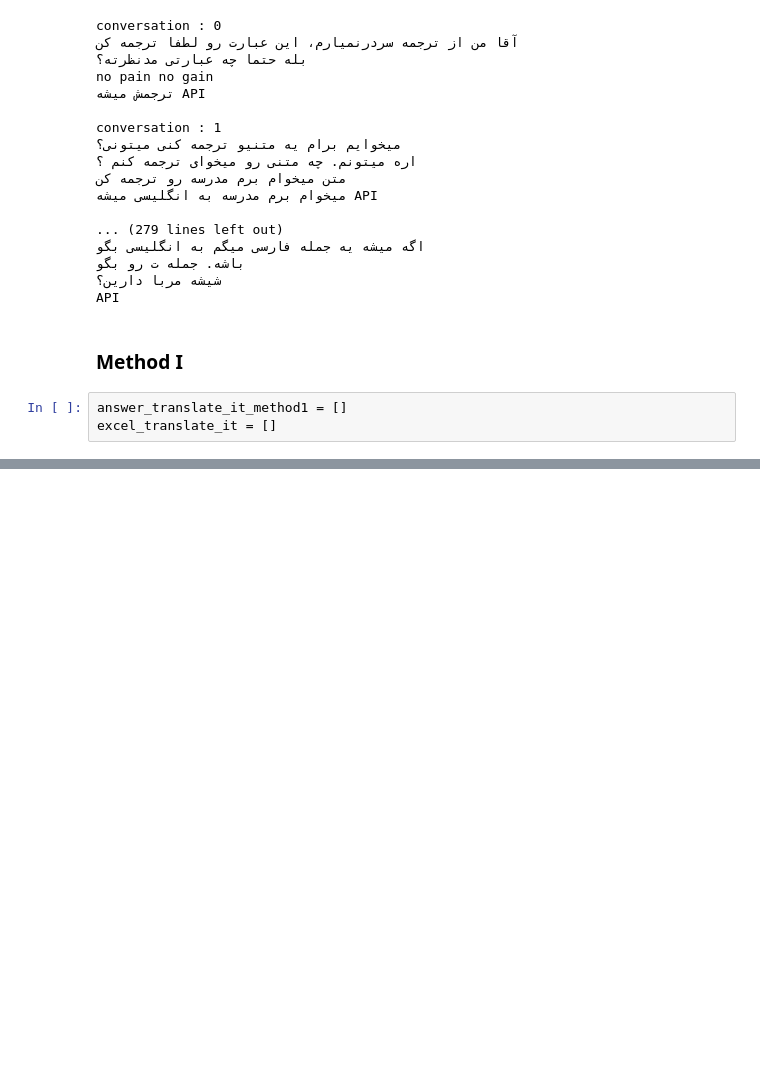
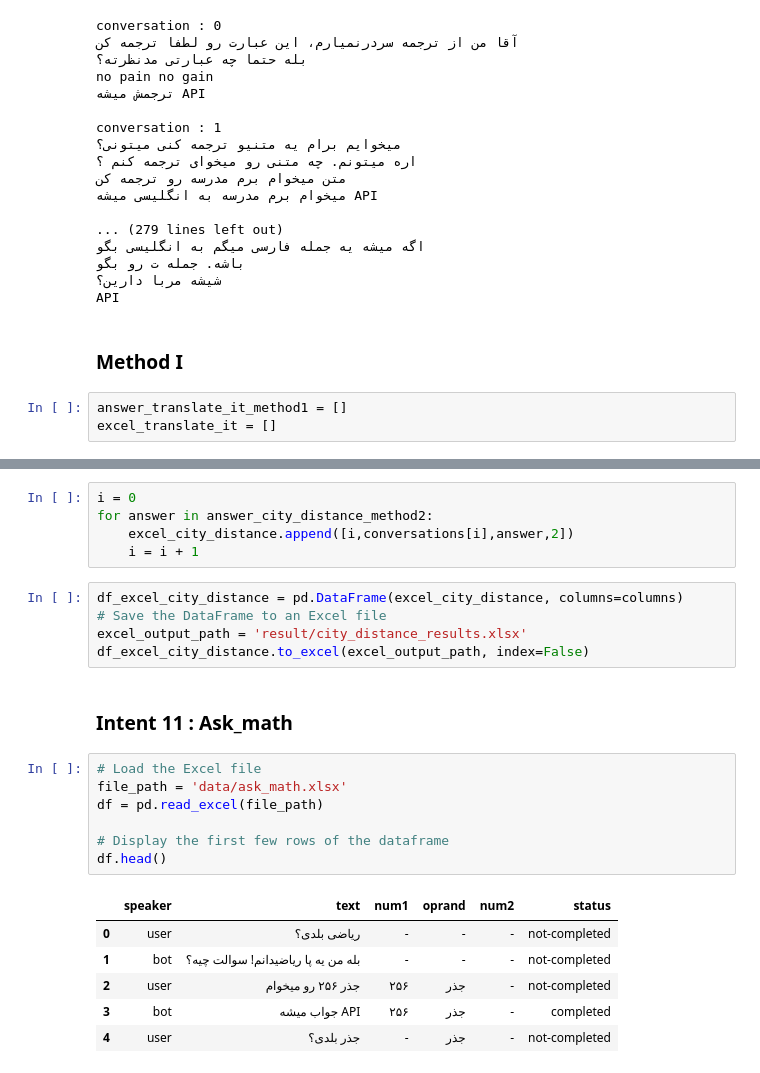
Before and after one commit to Precioux/Eunoia-Plus, a Jupyter notebook: DST.ipynb, the cells around one changed output, grey strips where cells are left out. Cells and saved outputs as stored; diff of their text form; blank space fills up the shorter version.

```diff
--- a/DST.ipynb
+++ b/DST.ipynb
@@ -1944,0 +3242,26 @@ query3 = f"INSERT INTO dst_table ( Source_language, Dest_language, Sentence) VAL
+# %%
+i = 0
+for answer in answer_city_distance_method2:
+    excel_city_distance.append([i,conversations[i],answer,2])
+    i = i + 1
+# %%
+df_excel_city_distance = pd.DataFrame(excel_city_distance, columns=columns)
+# Save the DataFrame to an Excel file
+excel_output_path = 'result/city_distance_results.xlsx'
+df_excel_city_distance.to_excel(excel_output_path, index=False)
+# %% [markdown]
+### Intent 11 : Ask_math
+# %%
+# Load the Excel file
+file_path = 'data/ask_math.xlsx'
+df = pd.read_excel(file_path)
+
+# Display the first few rows of the dataframe
+df.head()
+# %% [output]
+|  | speaker | text | num1 | oprand | num2 | status |
+| 0 | user | ریاضی بلدی؟ | - | - | - | not-completed |
+| 1 | bot | بله من یه پا ریاضیدانم! سوالت چیه؟ | - | - | - | not-completed |
+| 2 | user | جذر ۲۵۶ رو میخوام | ۲۵۶ | جذر | - | not-completed |
+| 3 | bot | جواب میشه API | ۲۵۶ | جذر | - | completed |
+| 4 | user | جذر بلدی؟ | - | جذر | - | not-completed |
```
Also changed, not shown: parts of 134 cells of this notebook, 18 other files.
